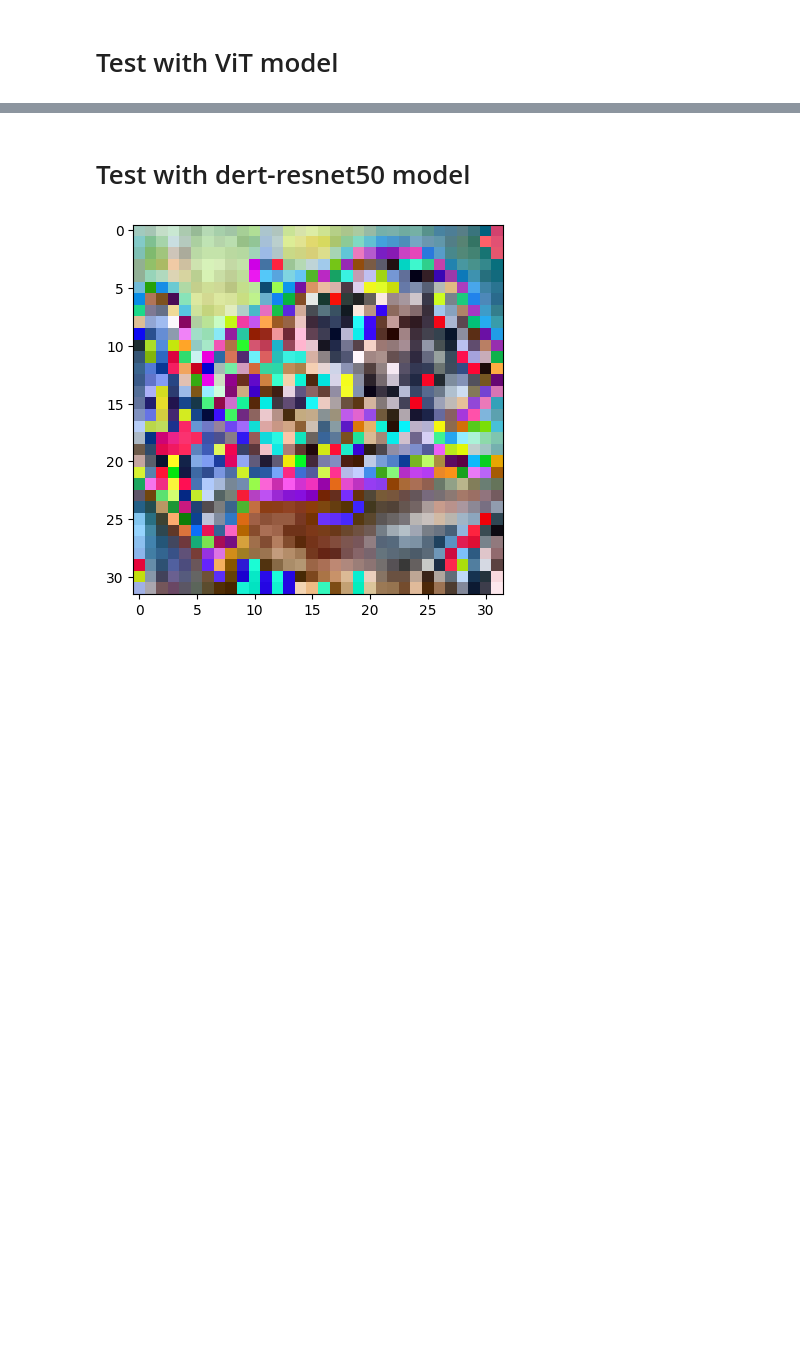
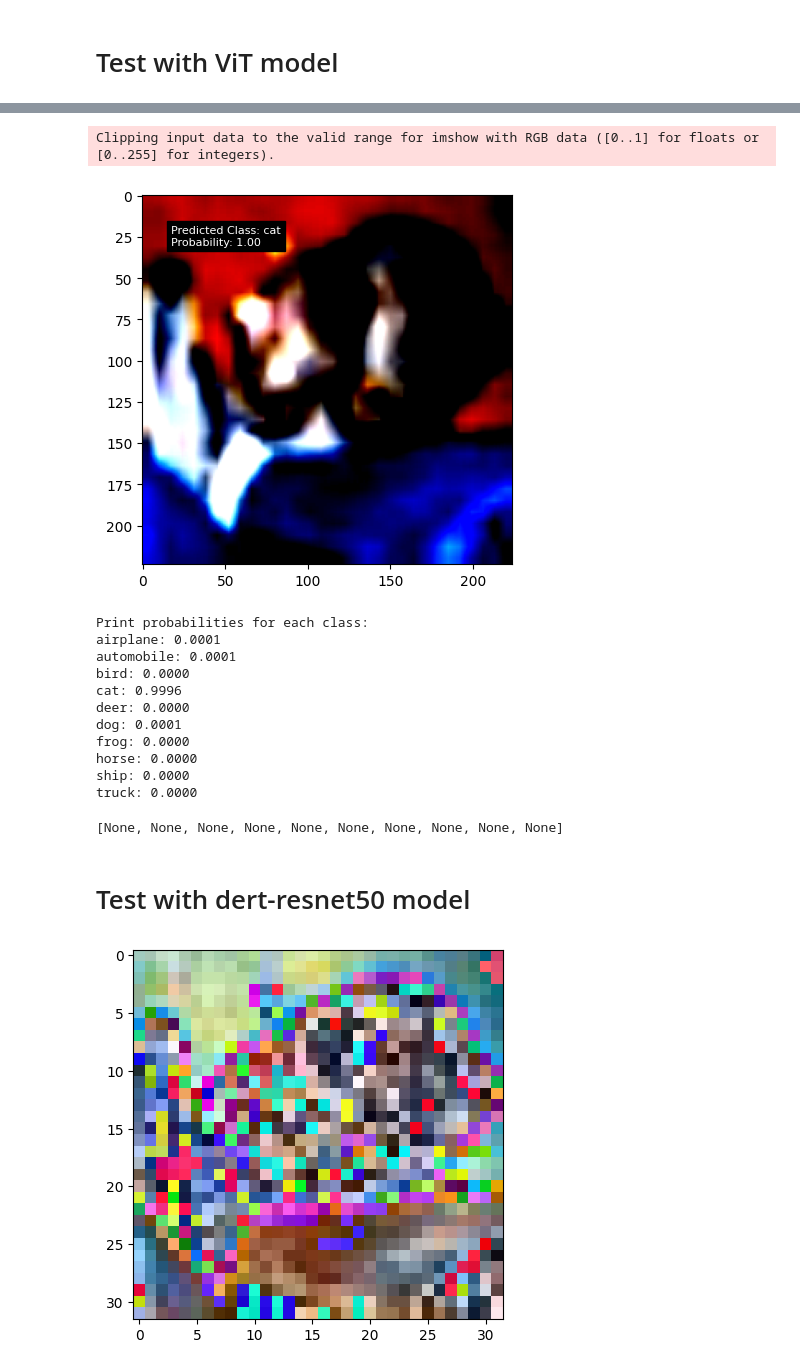
Before and after one commit to SustechSTA303/STA303-Assignment01, a Jupyter notebook: Assignment01.ipynb, the cells around one changed output, grey strips where cells are left out. Cells and saved outputs as stored; diff of their text form; code cells hidden in the pictures; blank space fills up the shorter version.

```diff
--- a/Assignment01.ipynb
+++ b/Assignment01.ipynb
@@ -39,7 +39,7 @@ EVAL_INTERVAL=1
 SAVE_DIR = './log'
 
 # Optimizer
-LEARNING_RATE = 1e-1
+LEARNING_RATE = 1
 MOMENTUM = 0.9
 STEP=5
 GAMMA=0.5
@@ -423,4 +441,14 @@ if lr_scheduler_type == 'linear':
     )
 else:
     raise ValueError("Learning rate scheduler not supported")
+# %%
+import os
+checkpoint_dir = "/root/autodl-tmp/STA303-Assignment01/ViT_checkpoint"
+os.makedirs(checkpoint_dir, exist_ok=True)
+
+
+save_checkpoint_interval = 1
+max_saved_checkpoints = 5
+
+saved_checkpoints = []
 # %%
@@ -484,3 +533,48 @@ train(model, train_loader, optimizer, criterion, num_epochs)
+# %%
+checkpoint_path = '/root/autodl-tmp/STA303-Assignment01/ViT_checkpoint/model_checkpoint_epoch1_step1520.pt'
+checkpoint = torch.load(checkpoint_path)
+
+model.load_state_dict(checkpoint['model_state_dict'])
+optimizer.load_state_dict(checkpoint['optimizer_state_dict'])
+epoch = checkpoint['epoch']
+step = checkpoint['step']
+loss = checkpoint['loss']
+# %%
+class_names = ['airplane', 'automobile', 'bird', 'cat', 'deer', 'dog', 'frog', 'horse', 'ship', 'truck']
+
+inputs, classes = next(iter(test_loader))
+input = inputs[0]
+input = input.to(device)
+output = model(input.unsqueeze(0))
+probabilities = torch.softmax(output, dim=1)
+predict_label = torch.argmax(probabilities)
+predicted_class = class_names[predict_label.item()]
+predicted_probability = probabilities[0, predict_label].item()
+
+image = input.cpu().numpy().transpose((1, 2, 0))
+plt.imshow(image)
+plt.text(17, 30, f'Predicted Class: {predicted_class}\nProbability: {predicted_probability:.2f}',
+            color='white', backgroundcolor='black', fontsize=8)
+plt.show()
+
+# Print probabilities for each class
+print('Print probabilities for each class:')
+[print(f'{class_names[i]}: {probabilities[0, i].item():.4f}') for i in range(len(class_names))]
+# %% [output]
+Clipping input data to the valid range for imshow with RGB data ([0..1] for floats or [0..255] for integers).
+[figure, added]
+Print probabilities for each class:
+airplane: 0.0001
+automobile: 0.0001
+bird: 0.0000
+cat: 0.9996
+deer: 0.0000
+dog: 0.0001
+frog: 0.0000
+horse: 0.0000
+ship: 0.0000
+truck: 0.0000
+[None, None, None, None, None, None, None, None, None, None]
 # %% [markdown]
 # Test with dert-resnet50 model
 # %%
```
Also changed, not shown: parts of 8 cells of this notebook.
